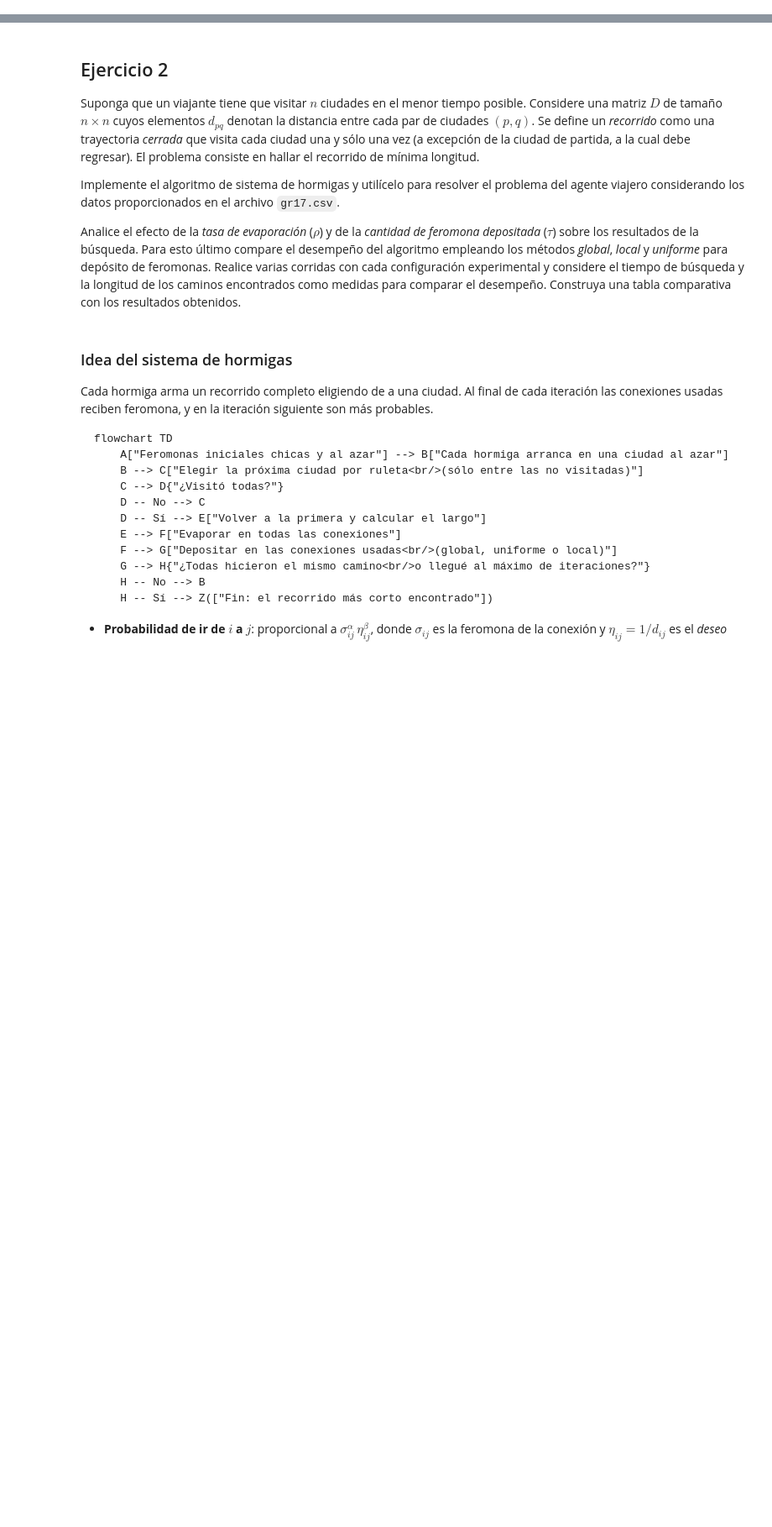
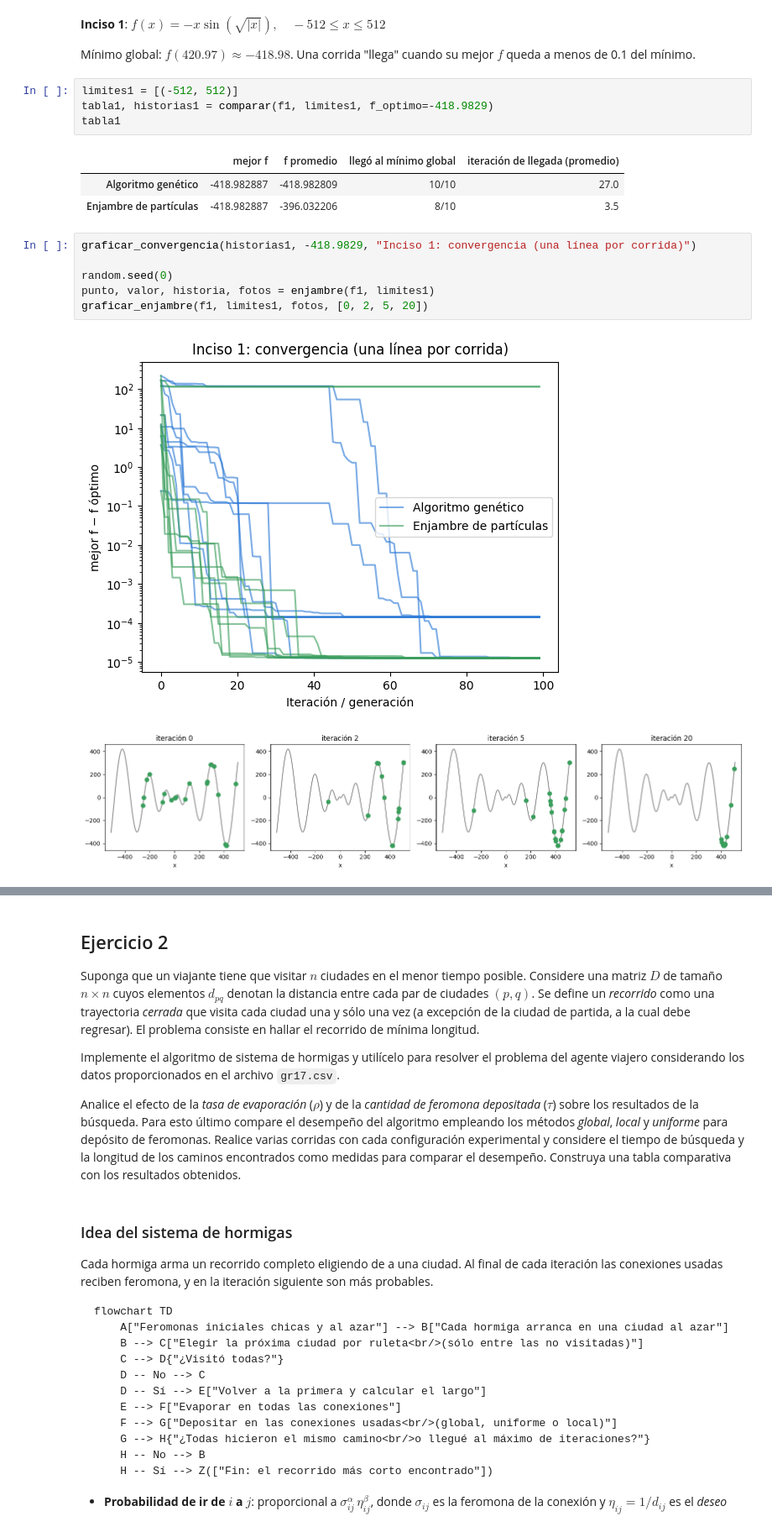
Before and after one commit to FICHCuatrimestral/InteligenciaComputacional, a Jupyter notebook: Practicas/TP7/TP7.ipynb, the cells around one changed output, grey strips where cells are left out. Shown at 84% size. Drawn from its saved outputs; the diff is of its cells as text; blank space fills up the shorter version.

```diff
--- a/Practicas/TP7/TP7.ipynb
+++ b/Practicas/TP7/TP7.ipynb
@@ -14,0 +287,21 @@ Compare los resultados en relación a los obtenidos con algoritmos genéticos, e
+# %% [markdown]
+**Inciso 1**: $f(x) = -x \sin\left(\sqrt{|x|}\right), \quad -512 \leq x \leq 512$
+
+Mínimo global: $f(420.97) \approx -418.98$. Una corrida "llega" cuando su mejor $f$ queda a menos de 0.1 del mínimo.
+# %%
+limites1 = [(-512, 512)]
+tabla1, historias1 = comparar(f1, limites1, f_optimo=-418.9829)
+tabla1
+# %% [output]
+|  | mejor f | f promedio | llegó al mínimo global | iteración de llegada (promedio) |
+| Algoritmo genético | -418.982887 | -418.982809 | 10/10 | 27.0 |
+| Enjambre de partículas | -418.982887 | -396.032206 | 8/10 | 3.5 |
+# %%
+graficar_convergencia(historias1, -418.9829, "Inciso 1: convergencia (una línea por corrida)")
+
+random.seed(0)
+punto, valor, historia, fotos = enjambre(f1, limites1)
+graficar_enjambre(f1, limites1, fotos, [0, 2, 5, 20])
+# %% [output]
+[figure, added]
+[figure, added]
```
Also changed, not shown: parts of 15 cells of this notebook.
